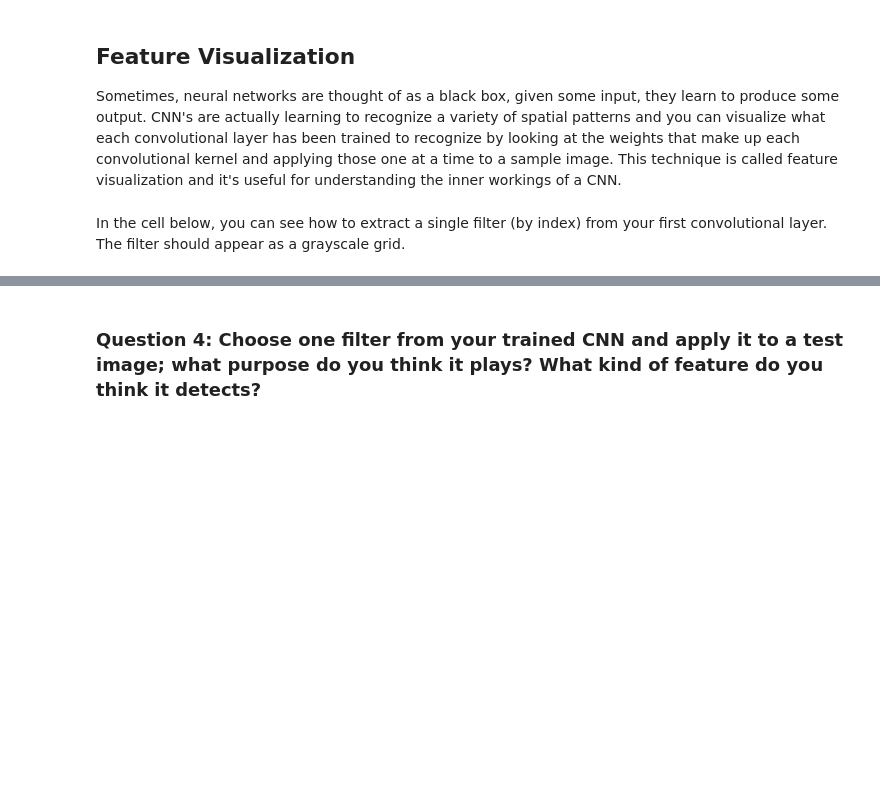
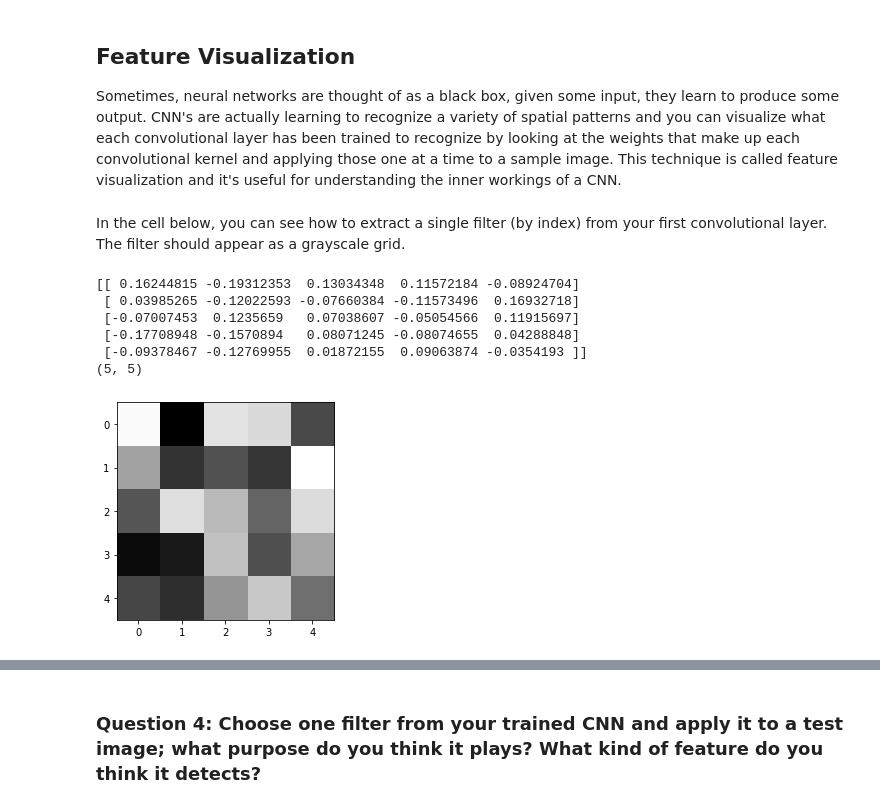
Before and after one commit to gustavojoseleite/P1_Facial_Keypoints, a Jupyter notebook: 2. Define the Network Architecture.ipynb, the cells around one changed output, grey strips where cells are left out. Saved outputs shown, nothing was run; the diff lists cells and outputs as text; code cells hidden in the pictures; blank space fills up the shorter version.

```diff
--- a/2. Define the Network Architecture.ipynb
+++ b/2. Define the Network Architecture.ipynb
@@ -485,17 +485,27 @@ In the cell below, you can see how to extract a single filter (by index) from yo
 # %%
 # Get the weights in the first conv layer, "conv1"
 # if necessary, change this to reflect the name of your first conv layer
 weights1 = net.conv1.weight.data
 
 w = weights1.numpy()
 
 filter_index = 0
 
 print(w[filter_index][0])
 print(w[filter_index][0].shape)
 
 # display the filter weights
 plt.imshow(w[filter_index][0], cmap='gray')
+
+filter_kernel = w[filter_index][0]
+# %% [output]
+[[ 0.16244815 -0.19312353  0.13034348  0.11572184 -0.08924704]
+ [ 0.03985265 -0.12022593 -0.07660384 -0.11573496  0.16932718]
+ [-0.07007453  0.1235659   0.07038607 -0.05054566  0.11915697]
+ [-0.17708948 -0.1570894   0.08071245 -0.08074655  0.04288848]
+ [-0.09378467 -0.12769955  0.01872155  0.09063874 -0.0354193 ]]
+(5, 5)
+[figure, added]
 # %% [markdown]
 ## Feature maps
 
```
Also changed, not shown: parts of 12 cells of this notebook, 2 other files.
